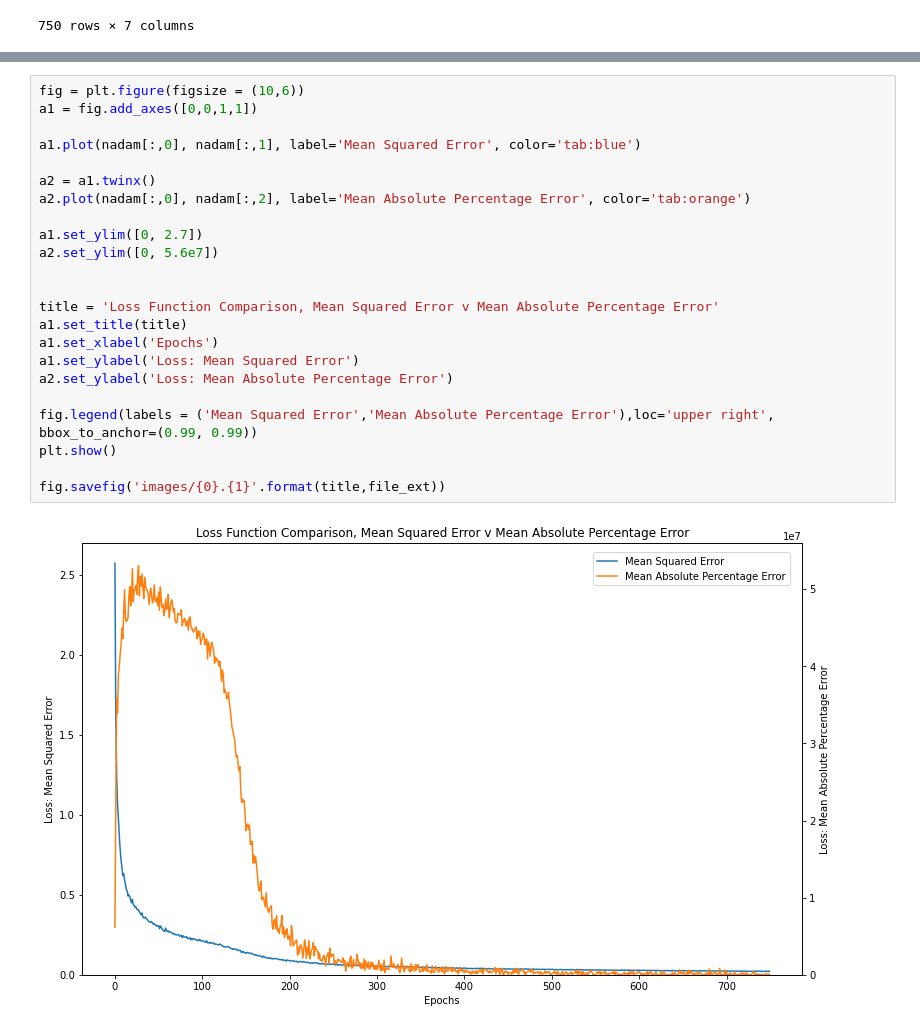
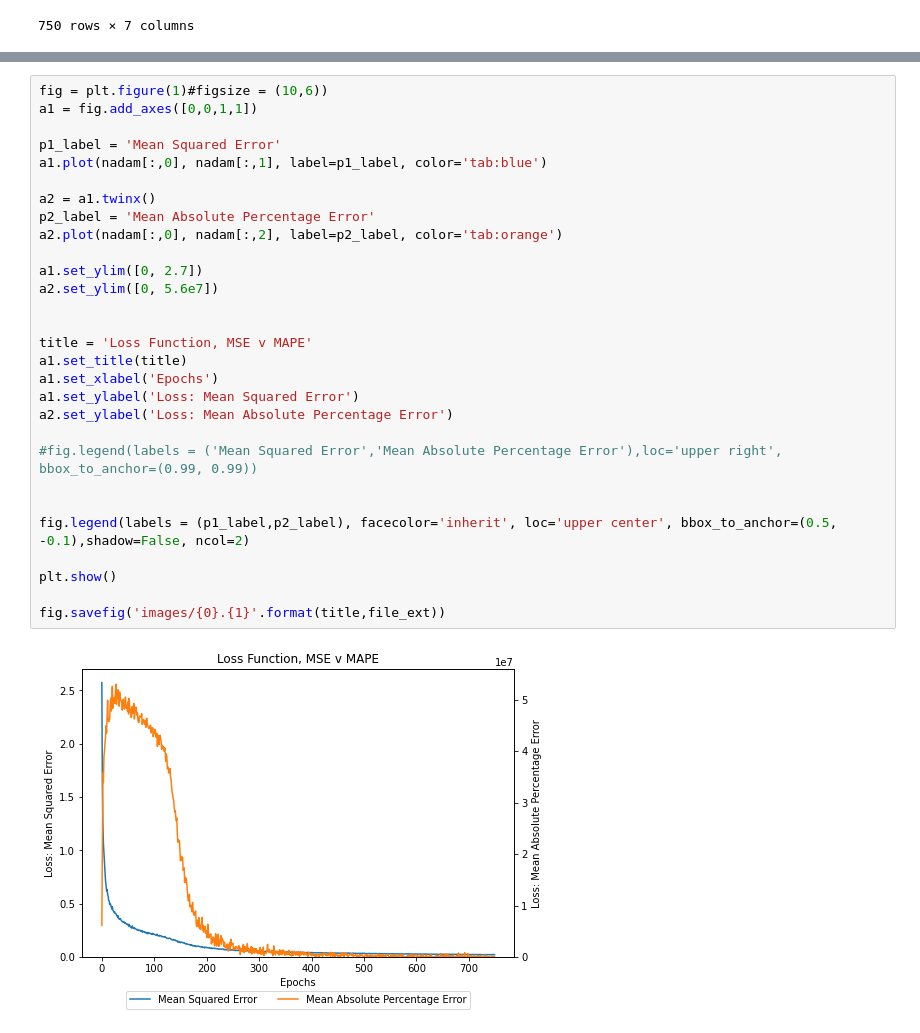
Before and after one commit to p-owens/MAI, a Jupyter notebook: results/nadam_sgd/optimiser_graph.ipynb, the cells around one changed output, grey strips where cells are left out. Cells and saved outputs as stored; diff of their text form.

```diff
--- a/results/nadam_sgd/optimiser_graph.ipynb
+++ b/results/nadam_sgd/optimiser_graph.ipynb
@@ -50,26 +50,32 @@ fig.savefig('images/{0}.{1}'.format(title,file_ext))
 # %%
-fig = plt.figure(figsize = (10,6))
+fig = plt.figure(1)#figsize = (10,6))
 a1 = fig.add_axes([0,0,1,1])
 
-a1.plot(nadam[:,0], nadam[:,1], label='Mean Squared Error', color='tab:blue')
+p1_label = 'Mean Squared Error'
+a1.plot(nadam[:,0], nadam[:,1], label=p1_label, color='tab:blue')
 
 a2 = a1.twinx()
-a2.plot(nadam[:,0], nadam[:,2], label='Mean Absolute Percentage Error', color='tab:orange')
+p2_label = 'Mean Absolute Percentage Error'
+a2.plot(nadam[:,0], nadam[:,2], label=p2_label, color='tab:orange')
 
 a1.set_ylim([0, 2.7])
 a2.set_ylim([0, 5.6e7])
 
 
-title = 'Loss Function Comparison, Mean Squared Error v Mean Absolute Percentage Error'
+title = 'Loss Function, MSE v MAPE'
 a1.set_title(title)
 a1.set_xlabel('Epochs')
 a1.set_ylabel('Loss: Mean Squared Error')
 a2.set_ylabel('Loss: Mean Absolute Percentage Error')
 
-fig.legend(labels = ('Mean Squared Error','Mean Absolute Percentage Error'),loc='upper right', bbox_to_anchor=(0.99, 0.99))
+#fig.legend(labels = ('Mean Squared Error','Mean Absolute Percentage Error'),loc='upper right', bbox_to_anchor=(0.99, 0.99))
+
+
+fig.legend(labels = (p1_label,p2_label), facecolor='inherit', loc='upper center', bbox_to_anchor=(0.5, -0.1),shadow=False, ncol=2)
+
 plt.show()
 
 fig.savefig('images/{0}.{1}'.format(title,file_ext))
 # %% [output]
-[figure, old version]
+[figure, new version]
 # %%
```
Also changed, not shown: parts of 3 cells of this notebook, 25 other files.
